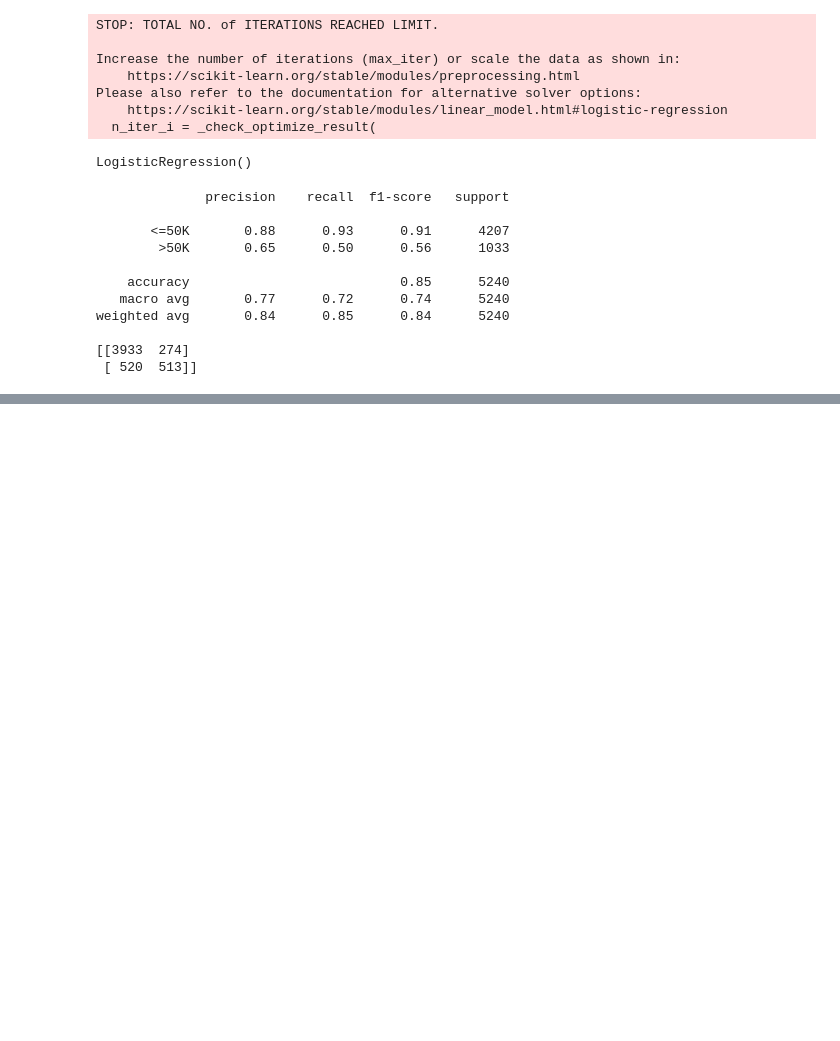
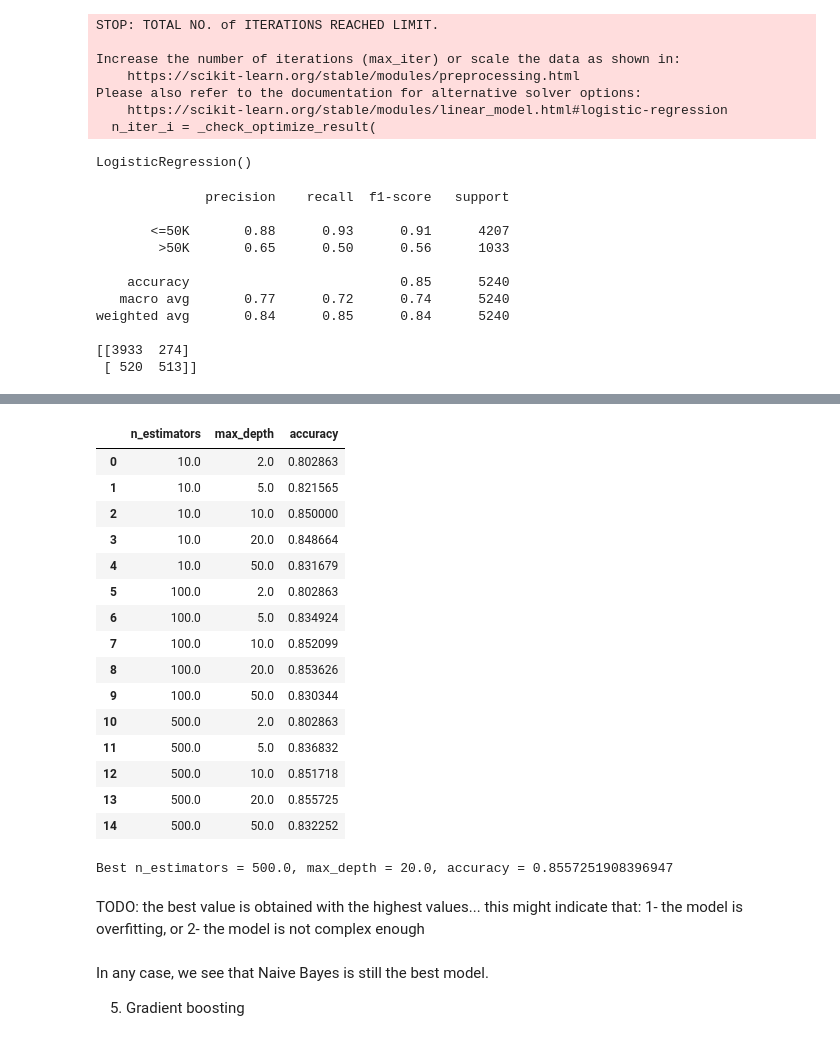
Before and after one commit to Lorenc1o/ML_Project, a Jupyter notebook: source/preliminars.ipynb, the cells around one changed output, grey strips where cells are left out. Drawn from its saved outputs; the diff is of its cells as text; code cells hidden in the pictures; blank space fills up the shorter version.

```diff
--- a/source/preliminars.ipynb
+++ b/source/preliminars.ipynb
@@ -691,0 +730,13 @@ weighted avg       0.84      0.85      0.84      5240
+# %%
+#df1
+df1_hot = pd.get_dummies(df1.drop(['class'], axis=1))
+df1_hot['class'] = df1['class']
+features1 = df1_hot.drop([target], axis=1).columns
+X_train1, X_test1, y_train1, y_test1 = train_test_split(df1_hot[features1], df1_hot[target], test_size=0.2, random_state=42)
+
+tree1 = DecisionTreeClassifier(max_depth=1000)
+tree1.fit(X_train1, y_train1)
+
+y_pred1 = tree1.predict(X_test1)
+
+print(classification_report(y_test1, y_pred1))
@@ -691,0 +804,8 @@ weighted avg       0.84      0.85      0.84      5240
+# %%
+#df1
+gnb1 = GaussianNB()
+gnb1.fit(X_train1, y_train1)
+
+y_pred1 = gnb1.predict(X_test1)
+
+print(classification_report(y_test1, y_pred1))
@@ -691,0 +846,8 @@ weighted avg       0.84      0.85      0.84      5240
+# %%
+#df1
+for alpha in [0.1, 1, 10, 100, 1000]:
+    mnb1 = MultinomialNB(alpha=alpha)
+    mnb1.fit(X_train1, y_train1)
+    y_pred1 = mnb1.predict(X_test1)
+    print('alpha = {}'.format(alpha))
+    print(classification_report(y_test1, y_pred1))
@@ -691,0 +881,12 @@ weighted avg       0.84      0.85      0.84      5240
+# %%
+#df1
+table = pd.DataFrame(columns=['n_estimators', 'max_depth', 'accuracy'])
+
+for n in [10, 100, 500]:
+    for d in [2, 5, 10, 20, 50]:
+        rf1 = RandomForestClassifier(n_estimators=n, max_depth=d)
+        rf1.fit(X_train1, y_train1)
+        y_pred1 = rf1.predict(X_test1)
+        print('n_estimators = {}, max_depth = {}'.format(n, d))
+        print(classification_report(y_test1, y_pred1))
+        table = table.append({'n_estimators': n, 'max_depth': d, 'accuracy': accuracy_score(y_test1, y_pred1)}, ignore_index=True)
@@ -691,0 +1031,35 @@ weighted avg       0.84      0.85      0.84      5240
+# %%
+table
+# %% [output]
+|  | n_estimators | max_depth | accuracy |
+| 0 | 10.0 | 2.0 | 0.802863 |
+| 1 | 10.0 | 5.0 | 0.821565 |
+| 2 | 10.0 | 10.0 | 0.850000 |
+| 3 | 10.0 | 20.0 | 0.848664 |
+| 4 | 10.0 | 50.0 | 0.831679 |
+| 5 | 100.0 | 2.0 | 0.802863 |
+| 6 | 100.0 | 5.0 | 0.834924 |
+| 7 | 100.0 | 10.0 | 0.852099 |
+| 8 | 100.0 | 20.0 | 0.853626 |
+| 9 | 100.0 | 50.0 | 0.830344 |
+| 10 | 500.0 | 2.0 | 0.802863 |
+| 11 | 500.0 | 5.0 | 0.836832 |
+| 12 | 500.0 | 10.0 | 0.851718 |
+| 13 | 500.0 | 20.0 | 0.855725 |
+| 14 | 500.0 | 50.0 | 0.832252 |
+# %%
+best_n = table.loc[table['accuracy'].idxmax()]['n_estimators']
+best_d = table.loc[table['accuracy'].idxmax()]['max_depth']
+best_accuracy = table.loc[table['accuracy'].idxmax()]['accuracy']
+
+print('Best n_estimators = {}, max_depth = {}, accuracy = {}'.format(best_n, best_d, best_accuracy))
+# %% [output]
+Best n_estimators = 500.0, max_depth = 20.0, accuracy = 0.8557251908396947
+# %% [markdown]
+TODO: the best value is obtained with the highest values... this might indicate that:
+1- the model is overfitting, or
+2- the model is not complex enough
+# %% [markdown]
+In any case, we see that Naive Bayes is still the best model.
+
+5. Gradient boosting
```
Also changed, not shown: parts of 27 cells of this notebook.
